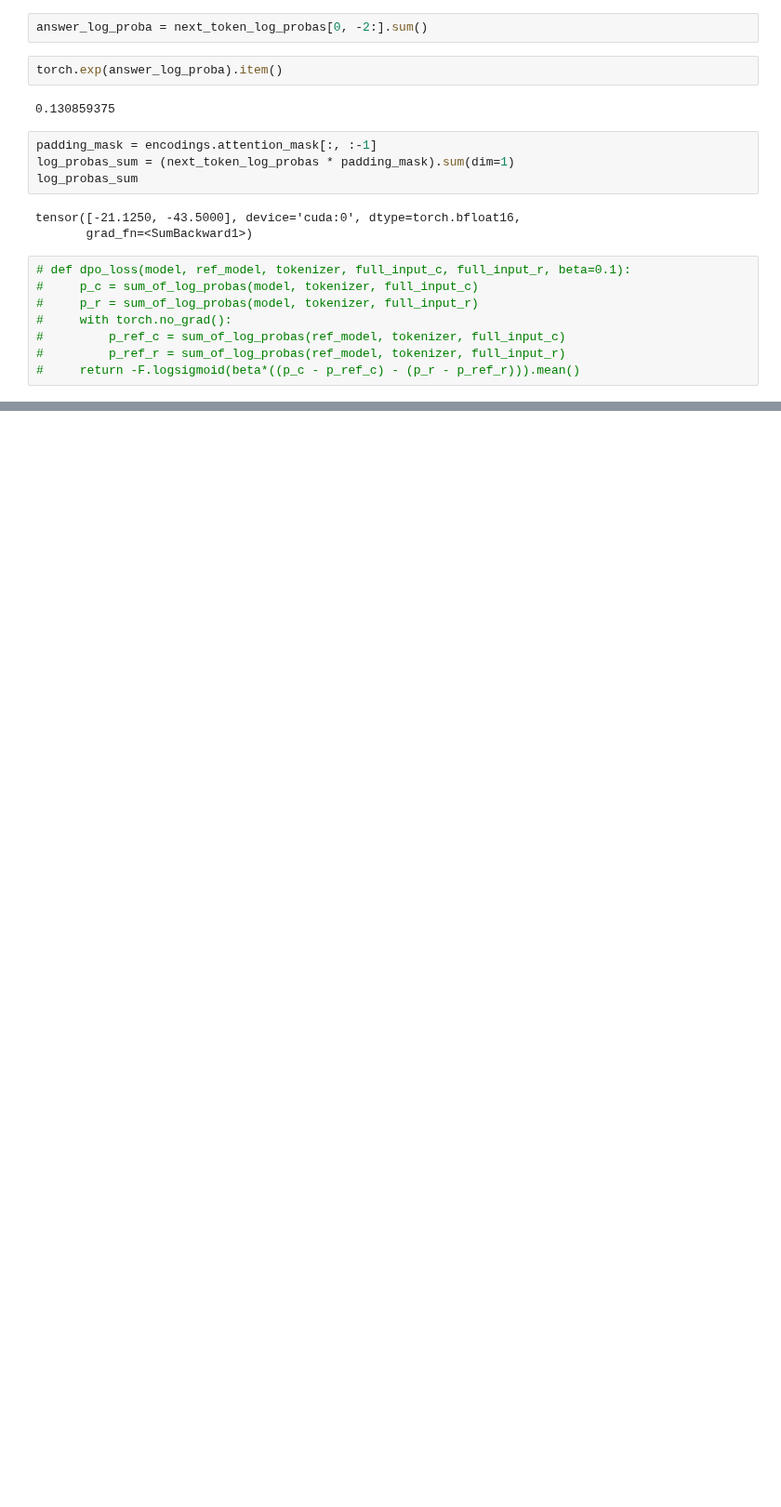
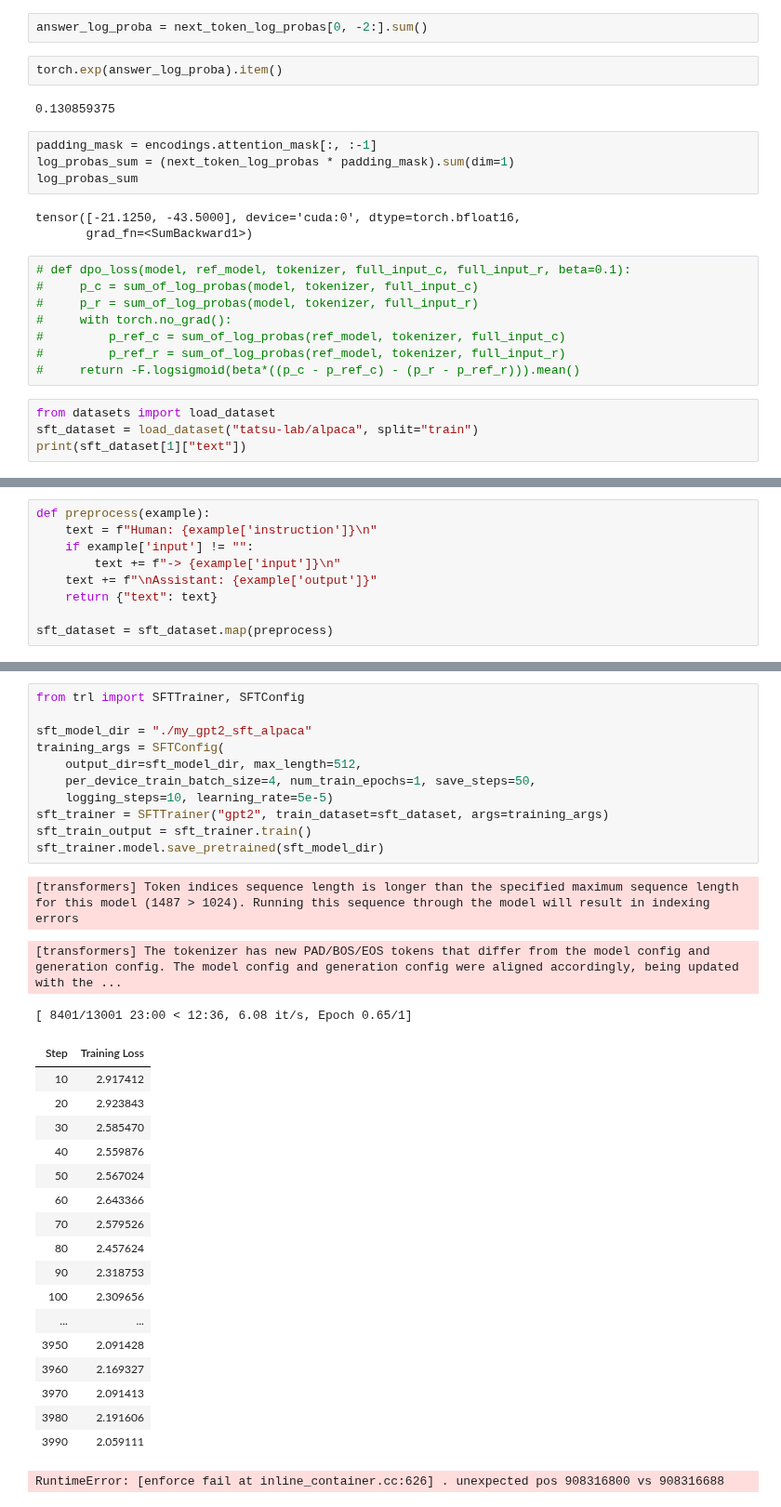
Before and after one commit to DenysLunhul/Hands_On_ML_scikit_learn_PyTorch, a Jupyter notebook: Neural_Networks_Deep_Learning/Chapter_15/Chapter_15.ipynb, the cells around one changed output, grey strips where cells are left out. Shown at 93% size. Saved outputs shown, nothing was run; the diff lists cells and outputs as text; blank space fills up the shorter version.

```diff
--- a/Neural_Networks_Deep_Learning/Chapter_15/Chapter_15.ipynb
+++ b/Neural_Networks_Deep_Learning/Chapter_15/Chapter_15.ipynb
@@ -560,3 +560,7 @@ tensor([-21.1250, -43.5000], device='cuda:0', dtype=torch.bfloat16,
 #         p_ref_c = sum_of_log_probas(ref_model, tokenizer, full_input_c)
 #         p_ref_r = sum_of_log_probas(ref_model, tokenizer, full_input_r)
 #     return -F.logsigmoid(beta*((p_c - p_ref_c) - (p_r - p_ref_r))).mean()
+# %%
+from datasets import load_dataset
+sft_dataset = load_dataset("tatsu-lab/alpaca", split="train")
+print(sft_dataset[1]["text"])
@@ -562,0 +575,9 @@ tensor([-21.1250, -43.5000], device='cuda:0', dtype=torch.bfloat16,
+# %%
+def preprocess(example):
+    text = f"Human: {example['instruction']}\n"
+    if example['input'] != "":
+        text += f"-> {example['input']}\n"
+    text += f"\nAssistant: {example['output']}"
+    return {"text": text}
+
+sft_dataset = sft_dataset.map(preprocess)
@@ -562,0 +590,33 @@ tensor([-21.1250, -43.5000], device='cuda:0', dtype=torch.bfloat16,
+# %%
+from trl import SFTTrainer, SFTConfig
+
+sft_model_dir = "./my_gpt2_sft_alpaca"
+training_args = SFTConfig(
+    output_dir=sft_model_dir, max_length=512,
+    per_device_train_batch_size=4, num_train_epochs=1, save_steps=50,
+    logging_steps=10, learning_rate=5e-5)
+sft_trainer = SFTTrainer("gpt2", train_dataset=sft_dataset, args=training_args)
+sft_train_output = sft_trainer.train()
+sft_trainer.model.save_pretrained(sft_model_dir)
+# %% [output]
+[transformers] Token indices sequence length is longer than the specified maximum sequence length for this model (1487 > 1024). Running this sequence through the model will result in indexing errors
+[transformers] The tokenizer has new PAD/BOS/EOS tokens that differ from the model config and generation config. The model config and generation config were aligned accordingly, being updated with the ...
+[ 8401/13001 23:00 < 12:36, 6.08 it/s, Epoch 0.65/1]
+| Step | Training Loss |
+| 10 | 2.917412 |
+| 20 | 2.923843 |
+| 30 | 2.585470 |
+| 40 | 2.559876 |
+| 50 | 2.567024 |
+| 60 | 2.643366 |
+| 70 | 2.579526 |
+| 80 | 2.457624 |
+| 90 | 2.318753 |
+| 100 | 2.309656 |
+| ... | ... |
+| 3950 | 2.091428 |
+| 3960 | 2.169327 |
+| 3970 | 2.091413 |
+| 3980 | 2.191606 |
+| 3990 | 2.059111 |
+RuntimeError: [enforce fail at inline_container.cc:626] . unexpected pos 908316800 vs 908316688
```
Also changed, not shown: parts of 6 cells of this notebook.
